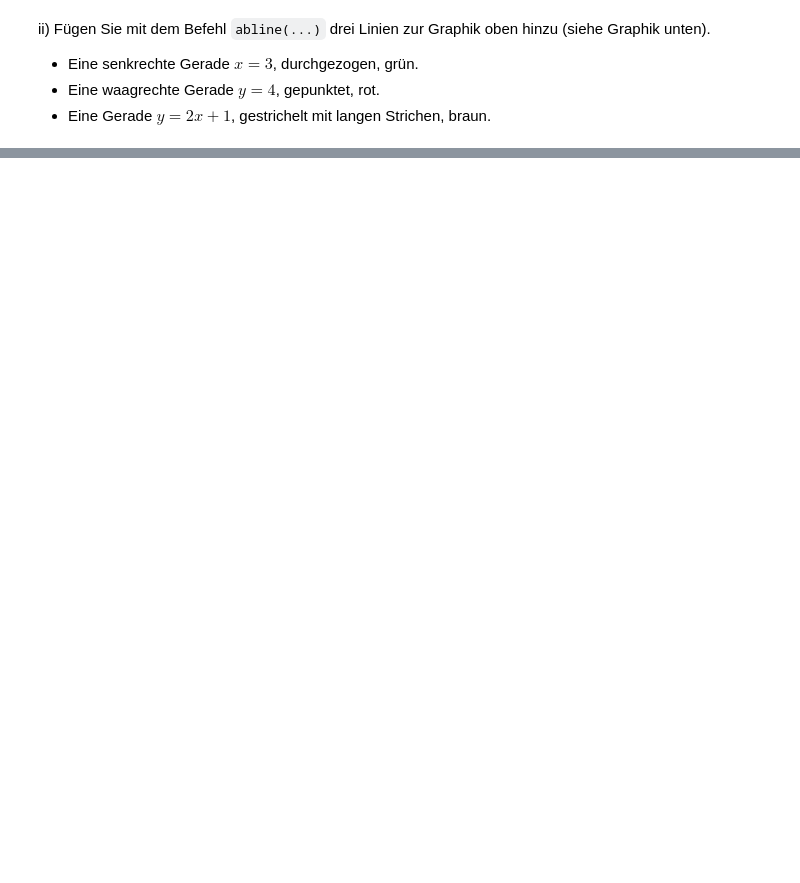
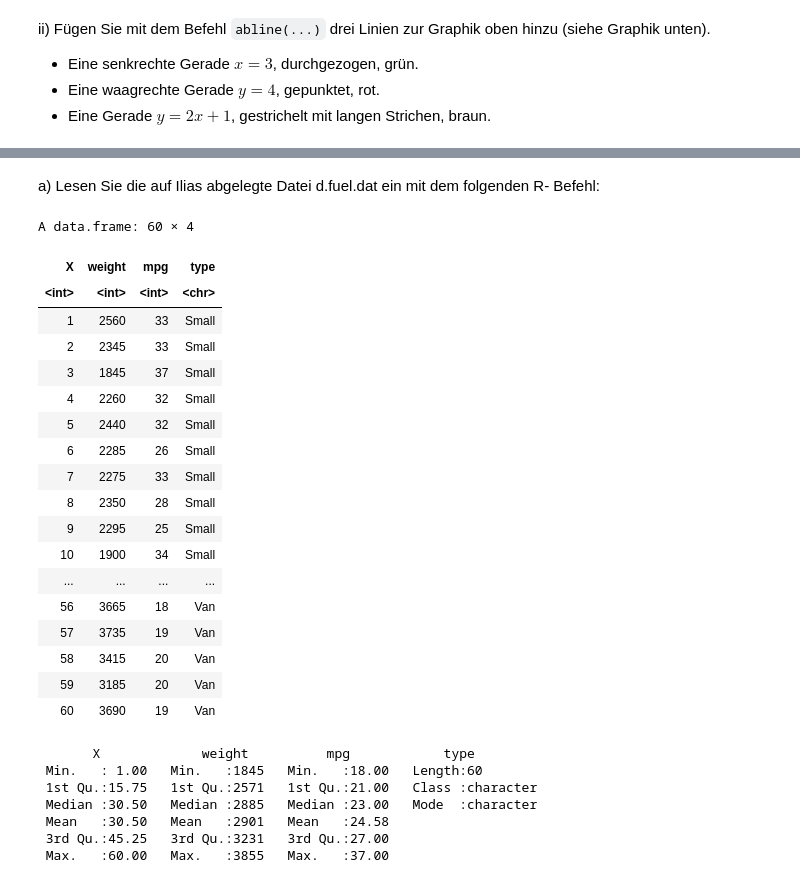
Before and after one commit to Joelius300/hslu-astat-StephanStofer, a Jupyter notebook: exercises/series01.ipynb, the cells around one changed output, grey strips where cells are left out. Cells and saved outputs as stored; diff of their text form; code cells hidden in the pictures; blank space fills up the shorter version.

```diff
--- a/exercises/series01.ipynb
+++ b/exercises/series01.ipynb
@@ -162,0 +318,33 @@ abline(a = 1, b = 2, col = "brown", lty=4)
+# %% [markdown]
+a) Lesen Sie die auf Ilias abgelegte Datei d.fuel.dat ein mit dem folgenden R- Befehl:
+# %%
+d.fuel <- read.table(file = "./d.fuel.dat", header = T, sep = ",")
+d.fuel
+summary(d.fuel)
+# %% [output]
+A data.frame: 60 × 4
+| X | weight | mpg | type |
+| <int> | <int> | <int> | <chr> |
+| 1 | 2560 | 33 | Small |
+| 2 | 2345 | 33 | Small |
+| 3 | 1845 | 37 | Small |
+| 4 | 2260 | 32 | Small |
+| 5 | 2440 | 32 | Small |
+| 6 | 2285 | 26 | Small |
+| 7 | 2275 | 33 | Small |
+| 8 | 2350 | 28 | Small |
+| 9 | 2295 | 25 | Small |
+| 10 | 1900 | 34 | Small |
+| ... | ... | ... | ... |
+| 56 | 3665 | 18 | Van |
+| 57 | 3735 | 19 | Van |
+| 58 | 3415 | 20 | Van |
+| 59 | 3185 | 20 | Van |
+| 60 | 3690 | 19 | Van |
+       X             weight          mpg            type
+ Min.   : 1.00   Min.   :1845   Min.   :18.00   Length:60
+ 1st Qu.:15.75   1st Qu.:2571   1st Qu.:21.00   Class :character
+ Median :30.50   Median :2885   Median :23.00   Mode  :character
+ Mean   :30.50   Mean   :2901   Mean   :24.58
+ 3rd Qu.:45.25   3rd Qu.:3231   3rd Qu.:27.00
+ Max.   :60.00   Max.   :3855   Max.   :37.00
```
Also changed, not shown: parts of 52 cells of this notebook, 2 other files.
